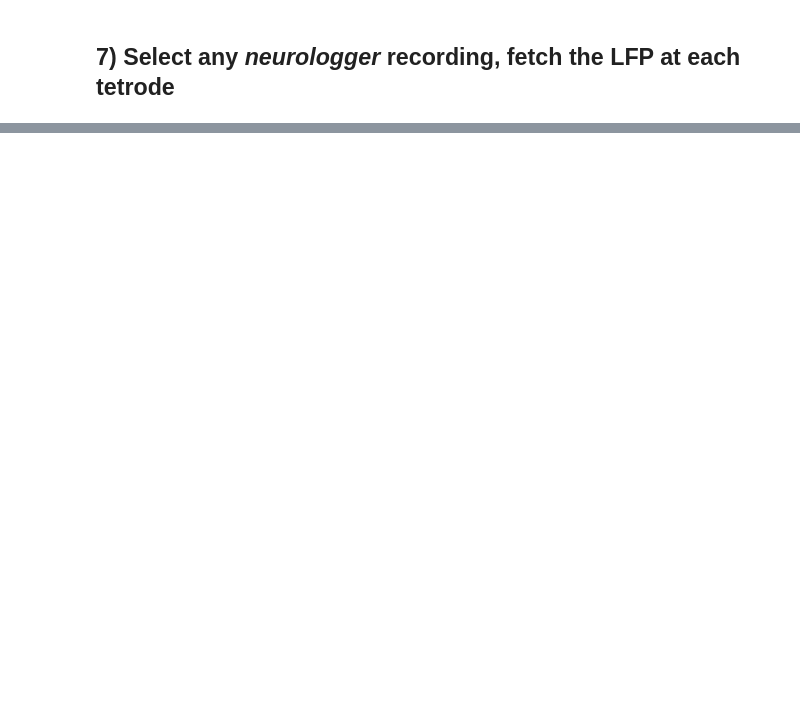
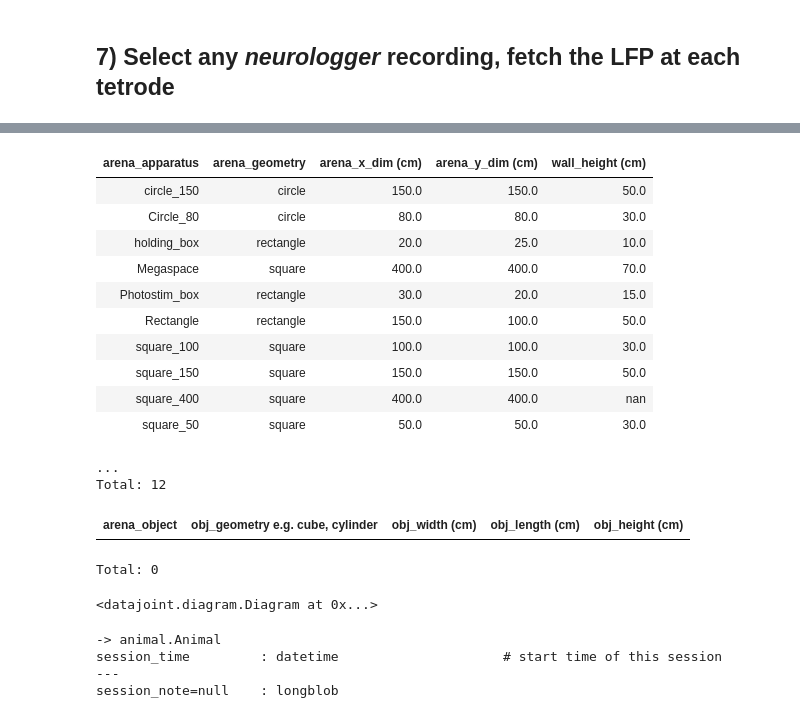
Before and after one commit to kavli-ntnu/dj-docs, a Jupyter notebook: notebooks/Sep2019 Workshop/Day 1 - Exercise.ipynb, the cells around one changed output, grey strips where cells are left out. Saved outputs shown, nothing was run; the diff lists cells and outputs as text; code cells hidden in the pictures; blank space fills up the shorter version.

```diff
--- a/notebooks/Sep2019 Workshop/Day 1 - Exercise.ipynb
+++ b/notebooks/Sep2019 Workshop/Day 1 - Exercise.ipynb
@@ -154,0 +323,32 @@ for cluster_type in cluster_types:
+# %%
+reference.ArenaApparatus.ArenaGeometry()
+# %% [output]
+| arena_apparatus | arena_geometry | arena_x_dim (cm) | arena_y_dim (cm) | wall_height (cm) |
+| circle_150 | circle | 150.0 | 150.0 | 50.0 |
+| Circle_80 | circle | 80.0 | 80.0 | 30.0 |
+| holding_box | rectangle | 20.0 | 25.0 | 10.0 |
+| Megaspace | square | 400.0 | 400.0 | 70.0 |
+| Photostim_box | rectangle | 30.0 | 20.0 | 15.0 |
+| Rectangle | rectangle | 150.0 | 100.0 | 50.0 |
+| square_100 | square | 100.0 | 100.0 | 30.0 |
+| square_150 | square | 150.0 | 150.0 | 50.0 |
+| square_400 | square | 400.0 | 400.0 | nan |
+| square_50 | square | 50.0 | 50.0 | 30.0 |
+...
+Total: 12
+# %%
+reference.ArenaObject()
+# %% [output]
+| arena_object | obj_geometry e.g. cube, cylinder | obj_width (cm) | obj_length (cm) | obj_height (cm) |
+Total: 0
+# %%
+dj.Diagram(reference.TrackingSystemSetup) + 1 - 1
+# %% [output]
+<datajoint.diagram.Diagram at 0x...>
+# %%
+acquisition.Session.describe();
+# %% [output]
+-> animal.Animal
+session_time         : datetime                     # start time of this session
+---
+session_note=null    : longblob
```
Also changed, not shown: parts of 113 cells of this notebook, 1 other file.
